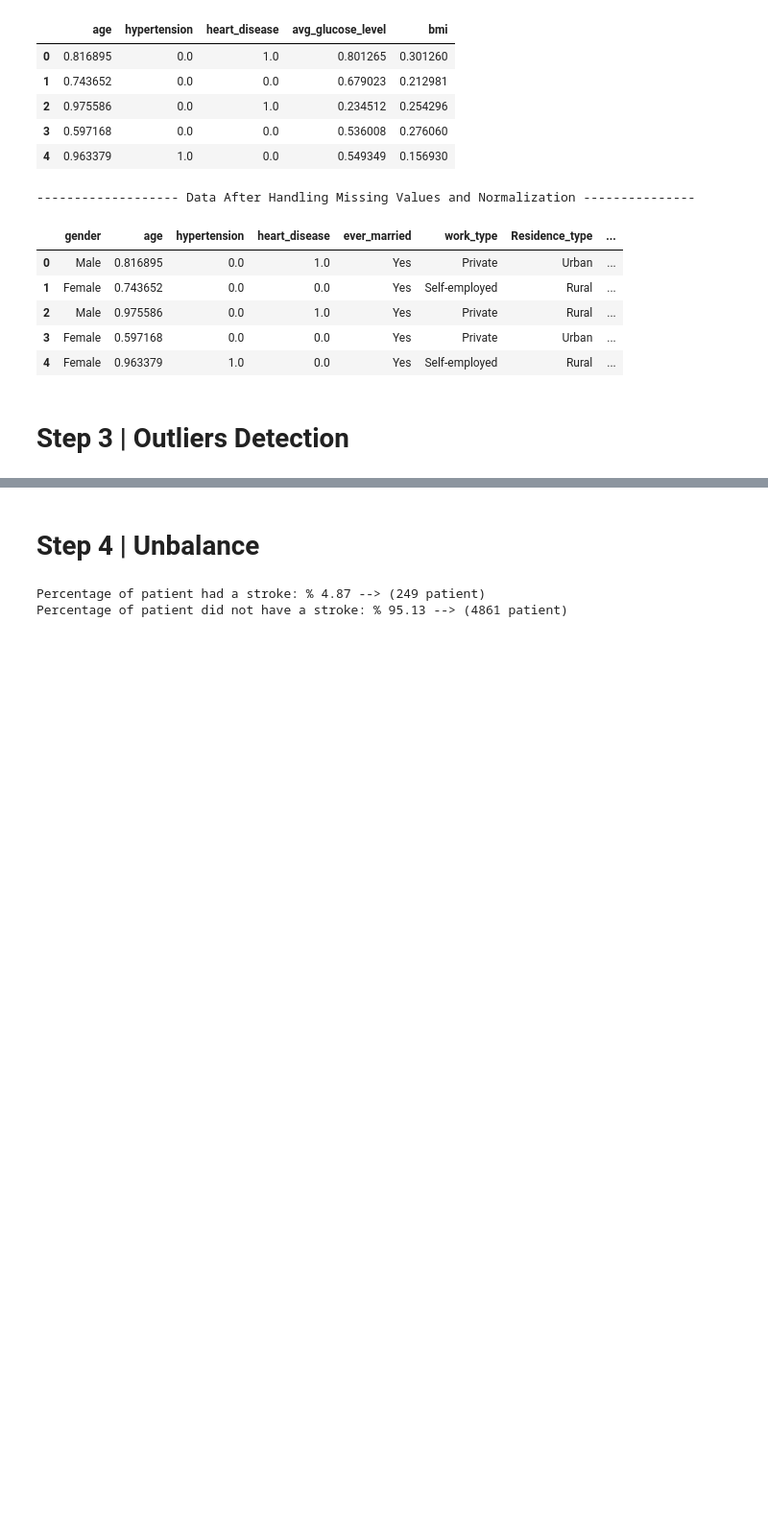
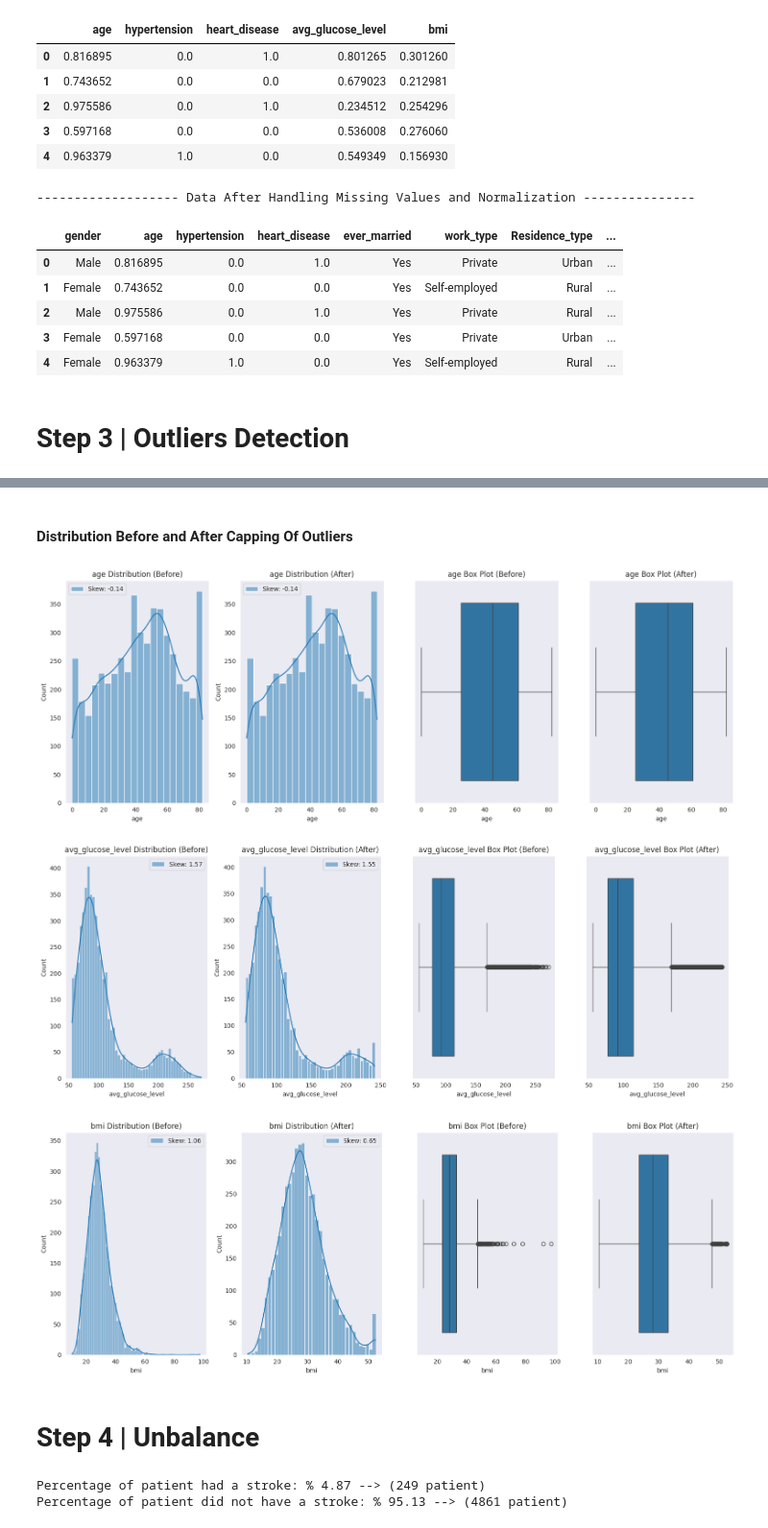
Before and after one commit to YasminaNasser/Stroke-Prediction-Data-Mining, a Jupyter notebook: Stroke_Prediction.ipynb, the cells around one changed output, grey strips where cells are left out. Shown at 96% size. Drawn from its saved outputs; the diff is of its cells as text; code cells hidden in the pictures; blank space fills up the shorter version.

```diff
--- a/Stroke_Prediction.ipynb
+++ b/Stroke_Prediction.ipynb
@@ -379,0 +609,17 @@ df.head()
+# %%
+# Loop through numerical features and cap outliers using Z-score
+for col in numerical_features:
+    # Detect outliers using Z-score
+    outliers = detect_outliers_zscore(df[col])
+
+    # Calculate the mean ± 3 standard deviations for capping
+    lower_bound = df[col].mean() - 3 * df[col].std(ddof=0)
+    upper_bound = df[col].mean() + 3 * df[col].std(ddof=0)
+
+    # Cap the outliers
+    df_cap[col] = np.where(df[col] < lower_bound, lower_bound, df[col])
+    df_cap[col] = np.where(df_cap[col] > upper_bound, upper_bound, df_cap[col])
+
+# Display the capped data
+print(f"Data after capping outliers:")
+df_cap.head()
@@ -380,3 +634,37 @@ df.head()
+# %% [markdown]
+#### Distribution Before and After Capping Of Outliers
+# %%
+for col in numerical_features:
+    plt.figure(figsize=(16, 6))
+
+    # Distribution plot before capping
+    plt.subplot(141)
+    sns.histplot(df[col], kde=True, label="Skew: " + str(np.round(df[col].skew(), 2)))
+    plt.title(f'{col} Distribution (Before)')
+    plt.legend()
+
+    # Distribution plot after capping
+    plt.subplot(142)
+    sns.histplot(df_cap[col], kde=True, label="Skew: " + str(np.round(df_cap[col].skew(), 2)))
+    plt.title(f'{col} Distribution (After)')
+    plt.legend()
+
+    # Box plot before capping
+    plt.subplot(143)
+    sns.boxplot(x=df[col])
+    plt.title(f'{col} Box Plot (Before)')
+
+    # Box plot after capping
+    plt.subplot(144)
+    sns.boxplot(x=df_cap[col])
+    plt.title(f'{col} Box Plot (After)')
+
+    plt.tight_layout()
+    plt.show()
+# %% [output]
+[figure, added]
+[figure, added]
+[figure, added]
 # %% [markdown]
 # Step 4 | Unbalance
 # %%
```
Also changed, not shown: parts of 54 cells of this notebook.
